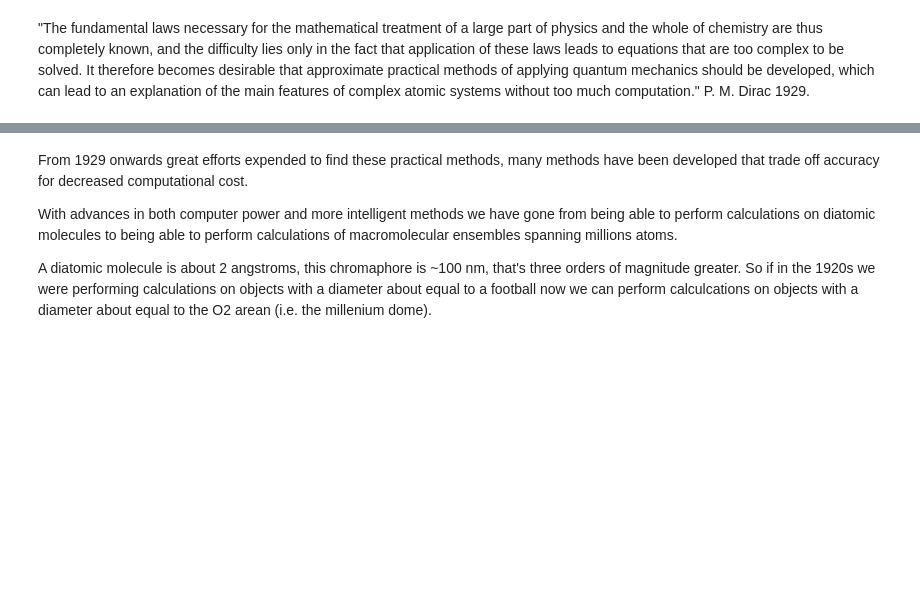
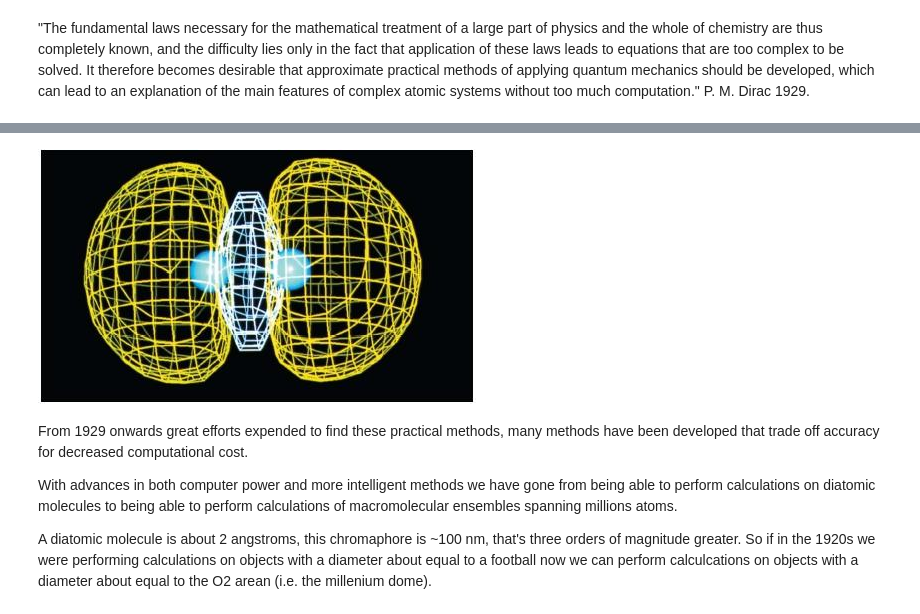
Before and after one commit to Clyde-fare/ccnotebook_talk, a Jupyter notebook: Quantum Chemistry PyData talk.ipynb, the cells around one changed output, grey strips where cells are left out. Saved outputs shown, nothing was run; the diff lists cells and outputs as text; code cells hidden in the pictures; blank space fills up the shorter version.

```diff
--- a/Quantum Chemistry PyData talk.ipynb
+++ b/Quantum Chemistry PyData talk.ipynb
@@ -59,3 +61,8 @@ From these electronic stationary states we can compute all the properties of the
+# %%
+from IPython.display import Image
+Image(filename='diatomic.jpg')
+# %% [output]
+[figure, added]
 # %% [markdown]
 From 1929 onwards great efforts expended to find these practical methods, many methods have been developed that trade off accuracy for decreased computational cost.
 
```
Also changed, not shown: parts of 43 cells of this notebook, 25 other files.
